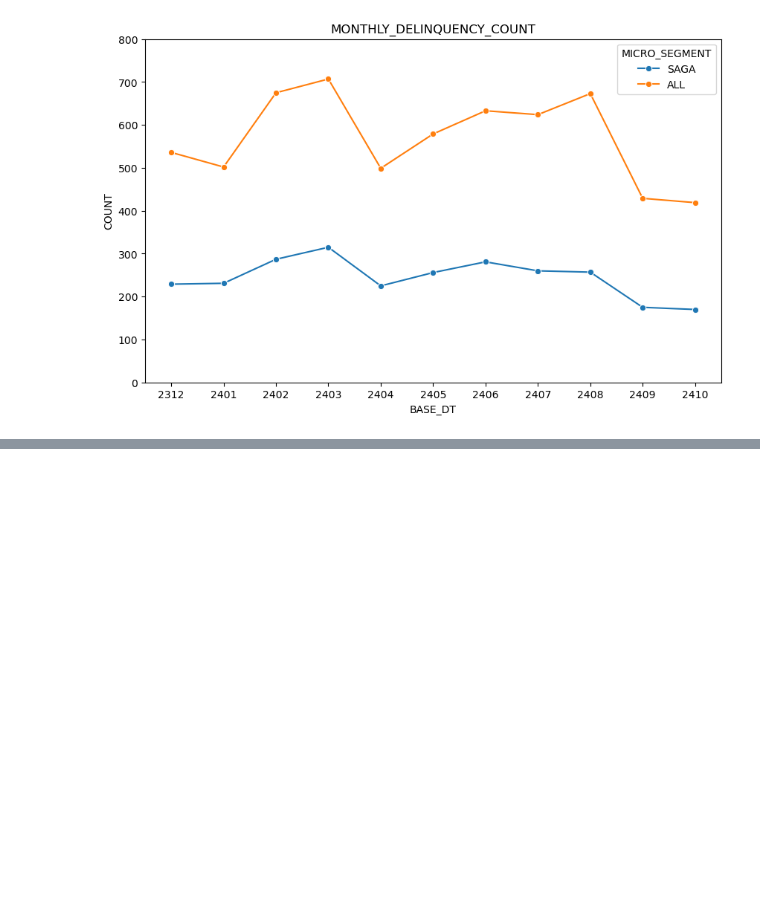
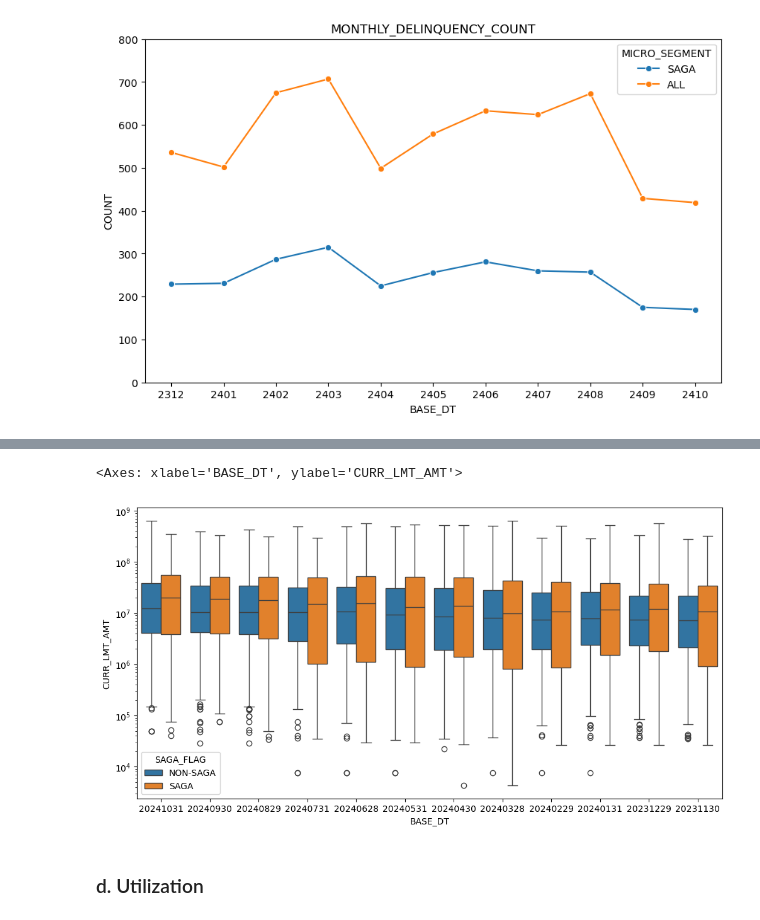
Before and after one commit to Sinxisx/Credit-Card-Analysis, a Jupyter notebook: Scratch.ipynb, the cells around one changed output, grey strips where cells are left out. Drawn from its saved outputs; the diff is of its cells as text; code cells hidden in the pictures; blank space fills up the shorter version.

```diff
--- a/Scratch.ipynb
+++ b/Scratch.ipynb
@@ -1112,0 +1155,9 @@ sns.lineplot(data=MonthlyGCIFDeliComb, x="BASE_DT", y='GCIF_COUNT', hue='MICRO_S
+# %%
+# create boxplot MONTHLY
+plt.figure(figsize=(12,6))
+sns.boxplot(data=MLs[MLs['CC_STATUS']=='DELINQUENT'], x="BASE_DT", y="CURR_LMT_AMT", hue="SAGA_FLAG", log_scale=True)
+# %% [output]
+<Axes: xlabel='BASE_DT', ylabel='CURR_LMT_AMT'>
+[figure, added]
+# %% [markdown]
+### d. Utilization
```
Also changed, not shown: parts of 9 cells of this notebook.
